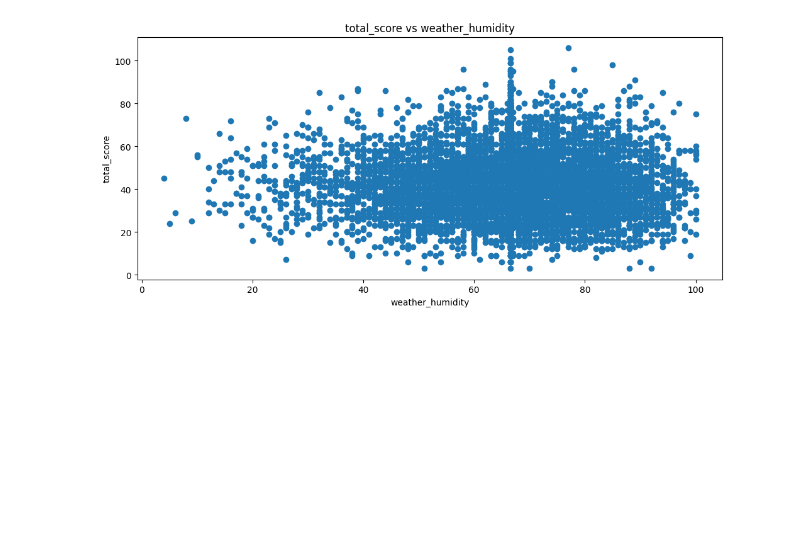
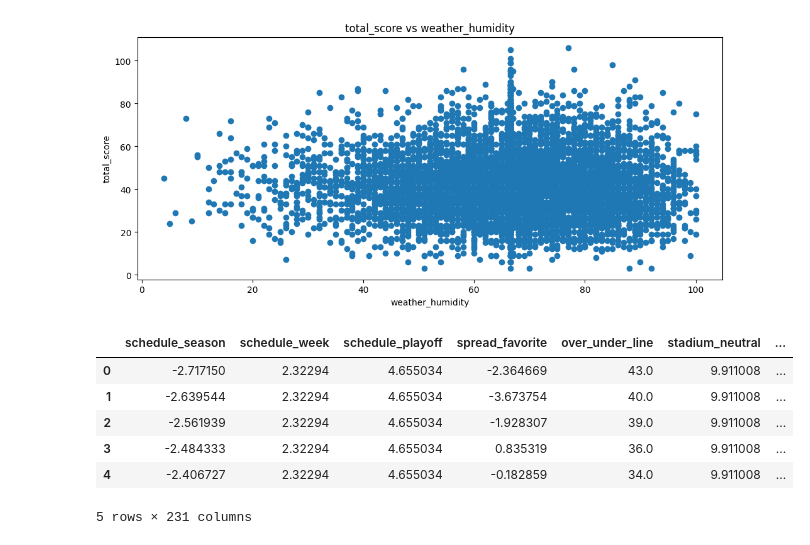
Before and after one commit to jmei2657/jmei2657.github.io, a Jupyter notebook: final_tutorial.ipynb, the cells around one changed output. Saved outputs shown, nothing was run; the diff lists cells and outputs as text; code cells hidden in the pictures; blank space fills up the shorter version.

```diff
--- a/final_tutorial.ipynb
+++ b/final_tutorial.ipynb
@@ -56,6 +56,7 @@ for index, row in scores.iterrows():
 scores['away_win_percentage'] = 0.0
 
 for index, row in scores.iterrows():
+    prev_games = scores[(scores['schedule_season'] == row['schedule_season']) & (scores['schedule_week'] < row['schedule_week'])]
     games_won_away = prev_games[prev_games['winner'] == row['team_away']]['winner'].count()
     games_loss_away = prev_games[prev_games['loser'] == row['team_away']]['loser'].count()
     if games_won_away + games_loss_away > 0:
@@ -135,3 +135,28 @@ for x in x_cols_scatter:
 [figure]
 [figure]
 [figure]
+# %%
+scores = scores.drop(columns=['score_home', 'score_away'], axis=1)
+# %%
+from sklearn.preprocessing import StandardScaler
+cols = ['schedule_week', 'over_under_line']
+scores[cols] = scores[cols].apply(pd.to_numeric, errors='coerce', axis=1)
+
+standardize_cols = ['schedule_season', 'schedule_week', 'schedule_playoff', 'spread_favorite',
+                    'stadium_neutral', 'weather_temperature', 'weather_wind_mph',
+                    'weather_humidity', 'home_win_percentage','away_win_percentage']
+scaler = StandardScaler()
+
+scores[standardize_cols] = scaler.fit_transform(scores[standardize_cols])
+# %%
+one_hot_encode = ['team_home', 'team_away', 'team_favorite_id', 'stadium', 'weather_detail', 'month']
+scores = pd.get_dummies(scores, columns=one_hot_encode, dtype='int')
+scores.head(5)
+# %% [output]
+|  | schedule_season | schedule_week | schedule_playoff | spread_favorite | over_under_line | stadium_neutral | ... |
+| 0 | -2.717150 | 2.32294 | 4.655034 | -2.364669 | 43.0 | 9.911008 | ... |
+| 1 | -2.639544 | 2.32294 | 4.655034 | -3.673754 | 40.0 | 9.911008 | ... |
+| 2 | -2.561939 | 2.32294 | 4.655034 | -1.928307 | 39.0 | 9.911008 | ... |
+| 3 | -2.484333 | 2.32294 | 4.655034 | 0.835319 | 36.0 | 9.911008 | ... |
+| 4 | -2.406727 | 2.32294 | 4.655034 | -0.182859 | 34.0 | 9.911008 | ... |
+5 rows × 231 columns
```
Also changed, not shown: parts of 2 cells of this notebook.
